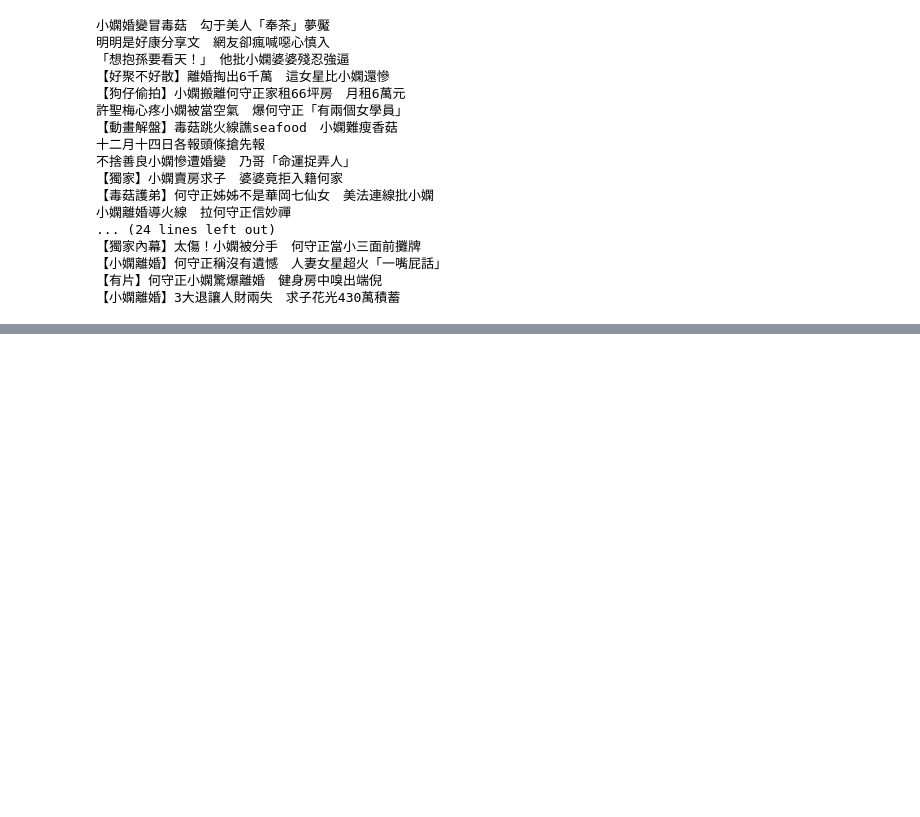
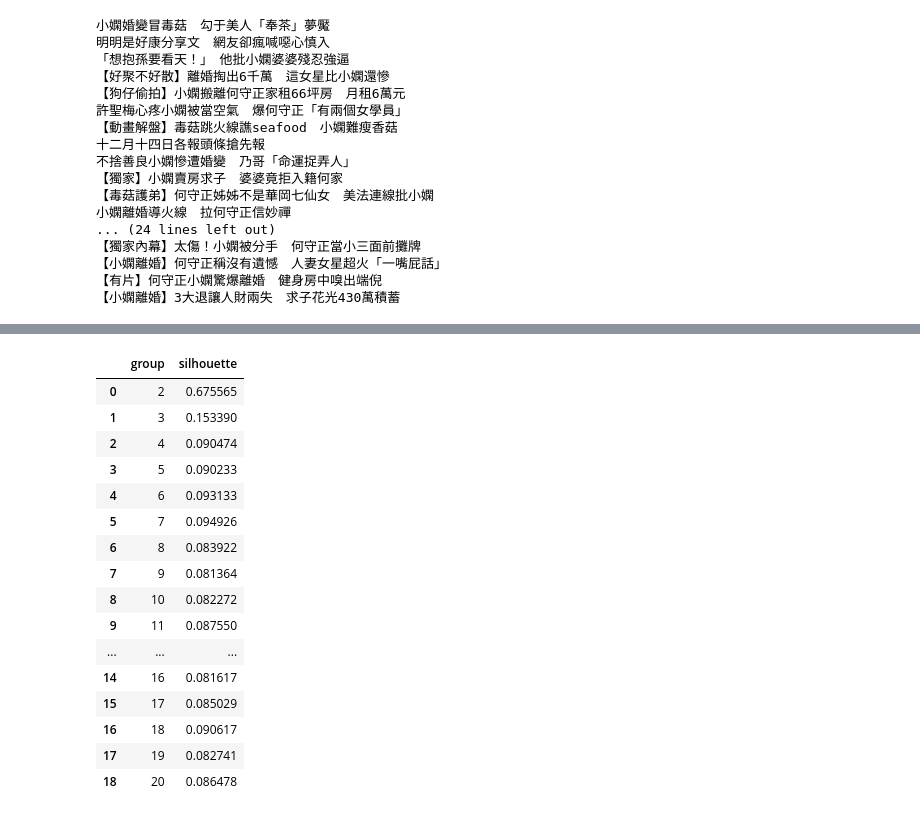
Before and after one commit to ywchiu/pytextmining, a Jupyter notebook: Demo20181020.ipynb, the cells around one changed output, grey strips where cells are left out. Drawn from its saved outputs; the diff is of its cells as text; code cells hidden in the pictures; blank space fills up the shorter version.

```diff
--- a/Demo20181020.ipynb
+++ b/Demo20181020.ipynb
@@ -739,0 +771,22 @@ for e in titles_ary[c==0]:
+# %%
+import pandas
+sil_df = pandas.DataFrame(sil_ary)
+sil_df
+# %% [output]
+|  | group | silhouette |
+| 0 | 2 | 0.675565 |
+| 1 | 3 | 0.153390 |
+| 2 | 4 | 0.090474 |
+| 3 | 5 | 0.090233 |
+| 4 | 6 | 0.093133 |
+| 5 | 7 | 0.094926 |
+| 6 | 8 | 0.083922 |
+| 7 | 9 | 0.081364 |
+| 8 | 10 | 0.082272 |
+| 9 | 11 | 0.087550 |
+| ... | ... | ... |
+| 14 | 16 | 0.081617 |
+| 15 | 17 | 0.085029 |
+| 16 | 18 | 0.090617 |
+| 17 | 19 | 0.082741 |
+| 18 | 20 | 0.086478 |
```
Also changed, not shown: parts of 3 cells of this notebook.
